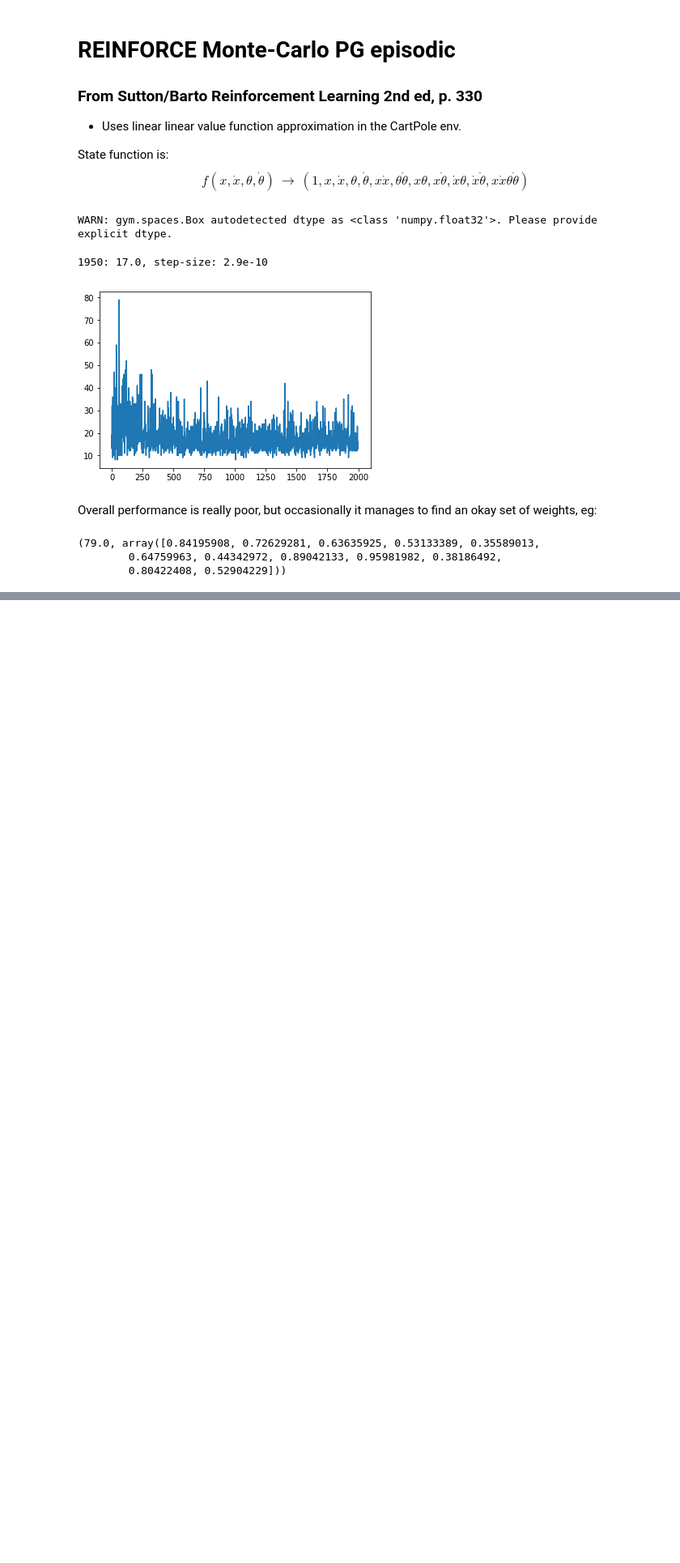
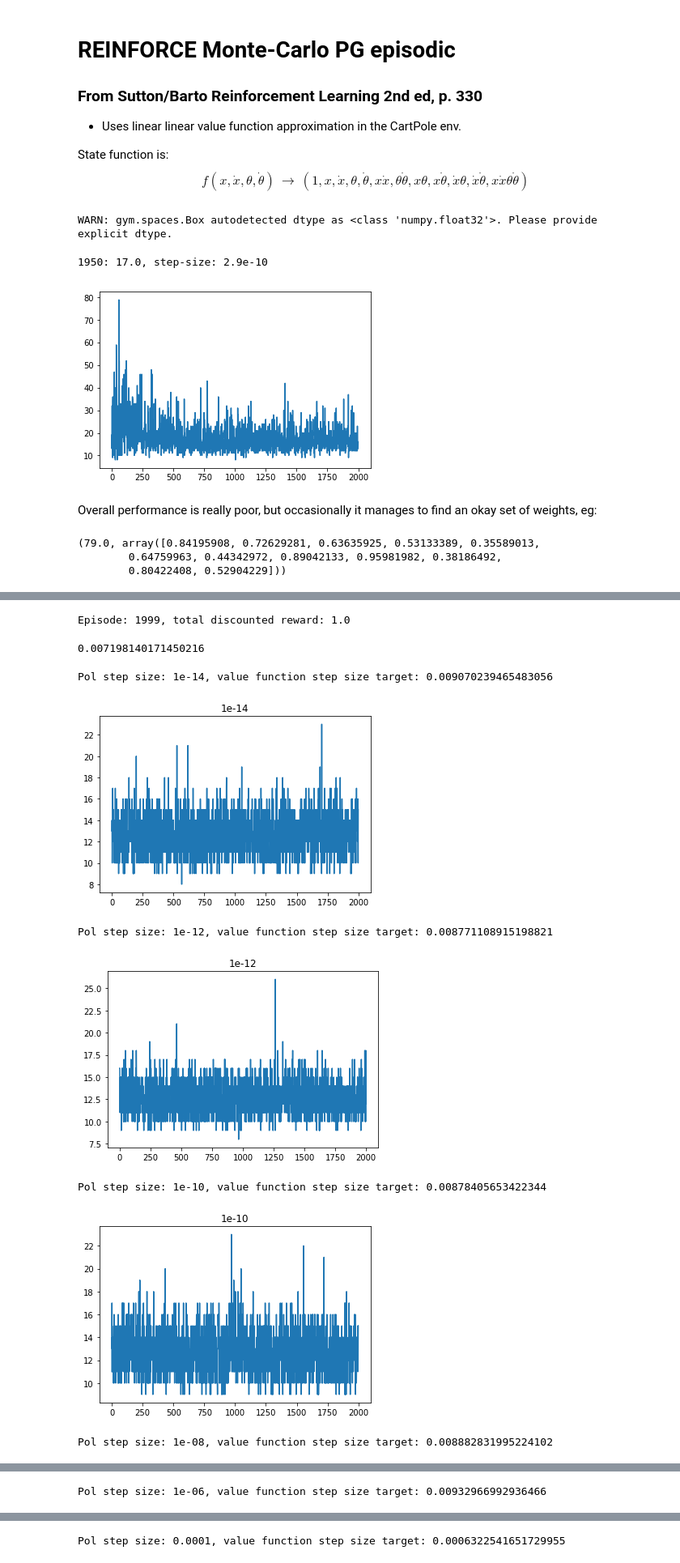
Before and after one commit to liavkoren/ai-ml-rl, a Jupyter notebook: policy_gradient_implementations/mine/Policy Gradients .ipynb, the cells around one changed output, grey strips where cells are left out. Shown: that part at 81% size. Drawn from its saved outputs; the diff is of its cells as text; code cells hidden in the pictures; blank space fills up the shorter version.

Commit message:
Adds WIP REINFORCE w. baseline implementation.

```diff
--- a/policy_gradient_implementations/mine/Policy Gradients .ipynb
+++ b/policy_gradient_implementations/mine/Policy Gradients .ipynb
@@ -142,0 +145,74 @@ for idx in range(10):
+# %%
+@attr.s
+class ValueFunc:
+    func = attr.ib()
+
+    def __attrs_post_init__(self):
+        self.weights = np.random.random(12)
+
+    def predict(self, state):
+        data = self.state_func(state)
+        return self.weights.dot(data)
+
+    def state_func(self, state):
+        return self.func(state)
+
+
+def reinforce_with_baseline(policy, value_func, env, policy_step_size, value_func_step_size, discount=0.95, num_episodes=2000, render_every=50):
+    value_func_gradient_sizes = []
+    scores = []
+    for episode in range(num_episodes):
+        states, actions, rewards = run_episode(policy, env, render=episode % render_every == 0)
+        scores.append(sum(rewards))
+        for idx, reward in enumerate(rewards):
+            discounted_total_rewards = discounted_return(rewards[idx:], discount=discount)
+            state = states[idx]
+            td_delta = discounted_total_rewards - value_func.predict(state)
+            value_func_gradient = value_func.state_func(state)
+            value_func_gradient_sizes.append(value_func_gradient.dot(value_func_gradient))
+            discount_factor = discount ** idx * td_delta
+            value_func.weights += value_func_step_size * discount_factor * value_func_gradient
+            policy.weights += policy_step_size * discount_factor * policy.state_func(state)/policy.weights.dot(policy.state_func(state))
+        print(f'Episode: {episode}, total discounted reward: {discounted_total_rewards}', end='\r', flush=True)
+    return value_func_gradient_sizes, scores
+
+policy2 = Policy(weights=np.random.random(12), state_func=cartpole_state_func)
+value_func = ValueFunc(func=cartpole_state_func)
+value_func_gradient_sizes, scores = reinforce_with_baseline(
+    policy2,
+    value_func,
+    env,
+    policy_step_size=2e-9,
+    value_func_step_size=.005,
+)
+# %% [output]
+Episode: 1999, total discounted reward: 1.0
+# %%
+# Use Sutton/Barto heuristic to set value function step size: 0.1 / Expectation of the squared mag of the gradient.
+grad_sizes = np.array(value_func_gradient_sizes)
+0.1 / (grad_sizes.dot(grad_sizes)/len(value_func_gradient_sizes))
+# %% [output]
+0.007198140171450216
+# %%
+for policy_step_size in [1e-14, 1e-12, 1e-10, 1e-8, 1e-6, 1e-4]:
+    value_func_gradient_sizes, scores = reinforce_with_baseline(
+        policy2,
+        value_func,
+        env,
+        policy_step_size=policy_step_size,
+        value_func_step_size=.005,
+    )
+    grad_sizes = np.array(value_func_gradient_sizes)
+    valu_func_target = 0.1 / (grad_sizes.dot(grad_sizes)/len(value_func_gradient_sizes))
+    print(f'Pol step size: {policy_step_size}, value function step size target: {valu_func_target}')
+    plt.plot(scores)
+    plt.title(f'{policy_step_size}')
+    plt.show()
+# %% [output]
+Pol step size: 1e-14, value function step size target: 0.009070239465483056
+[figure, added]
+Pol step size: 1e-12, value function step size target: 0.008771108915198821
+[figure, added]
+Pol step size: 1e-10, value function step size target: 0.00878405653422344
+[figure, added]
+Pol step size: 1e-08, value function step size target: 0.008882831995224102
@@ -142,0 +220 @@ for idx in range(10):
+Pol step size: 1e-06, value function step size target: 0.00932966992936466
@@ -142,0 +222 @@ for idx in range(10):
+Pol step size: 0.0001, value function step size target: 0.0006322541651729955
```
Also changed, not shown: parts of 3 cells of this notebook.
